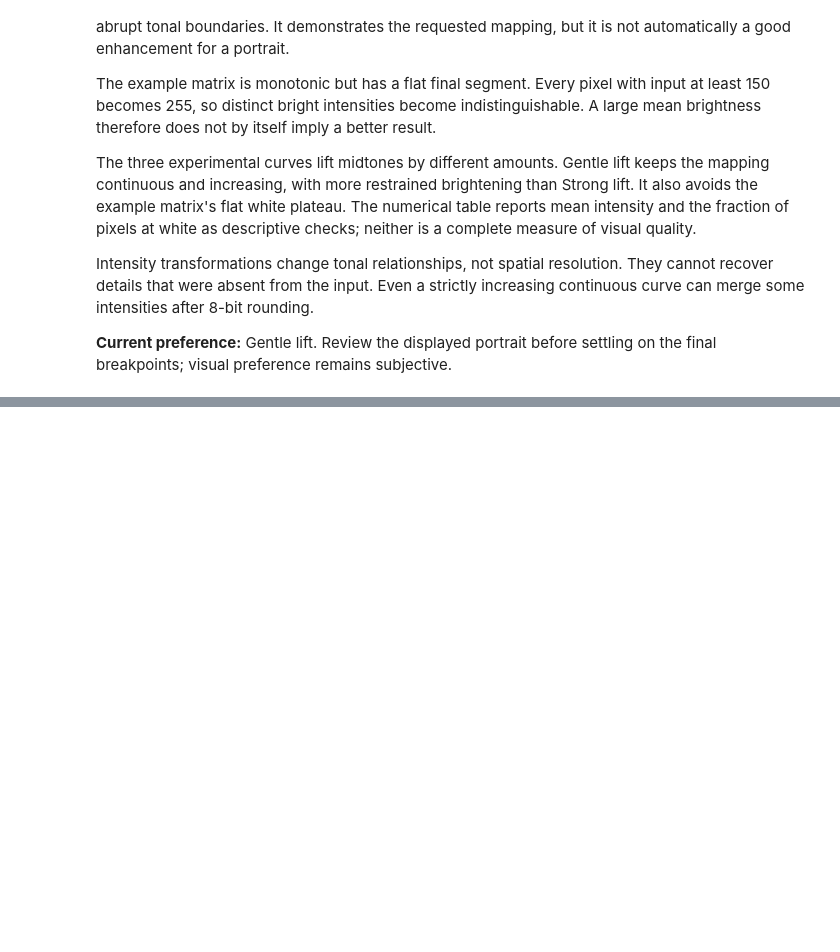
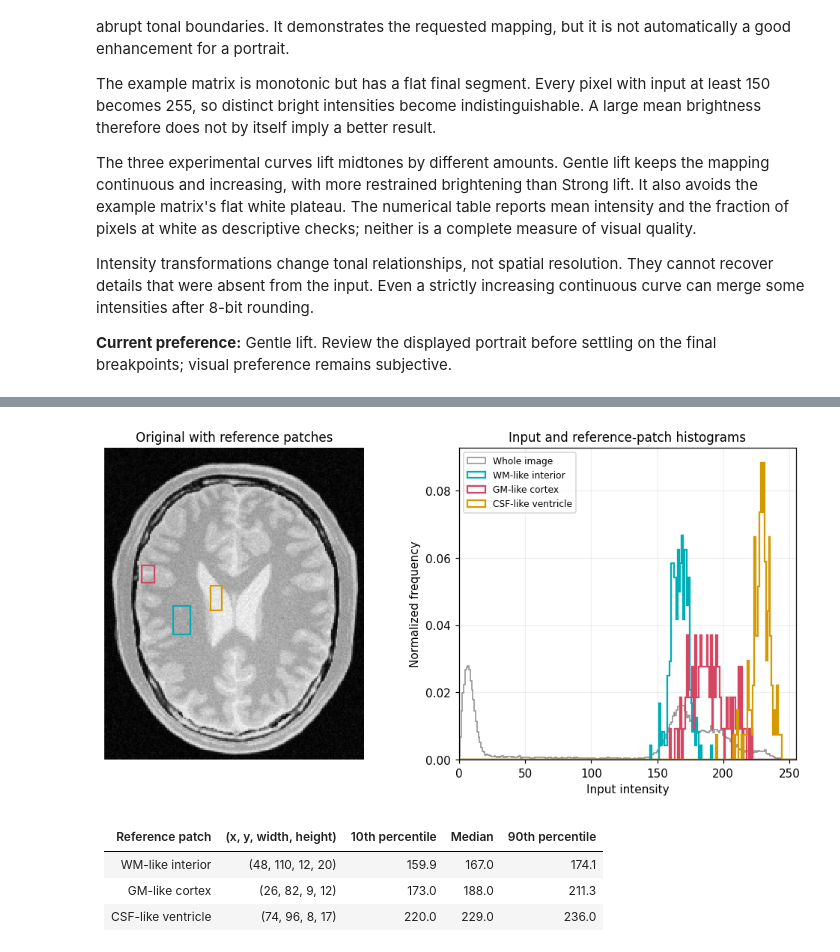
Before and after one commit to ahesh-dilhan/en3160-assignment-01, a Jupyter notebook: assignment_01.ipynb, the cells around one changed output, grey strips where cells are left out. Cells and saved outputs as stored; diff of their text form; code cells hidden in the pictures; blank space fills up the shorter version.

```diff
--- a/assignment_01.ipynb
+++ b/assignment_01.ipynb
@@ -367,0 +398,52 @@ comparisons, and a discussion. Questions 2-10 will be developed separately.
+# %%
+from matplotlib.patches import Rectangle
+
+brain_path = PROJECT_DIR / "data" / "q2_brain_pd.png"
+brain = cv.imread(str(brain_path), cv.IMREAD_GRAYSCALE)
+if brain is None:
+    raise FileNotFoundError(f"Could not read {brain_path}")
+
+REFERENCE_PATCHES = {
+    "WM-like interior": (48, 110, 12, 20),
+    "GM-like cortex": (26, 82, 9, 12),
+    "CSF-like ventricle": (74, 96, 8, 17),
+}
+reference_colors = ["#00aeb8", "#d64562", "#d59a00"]
+
+fig, axes = plt.subplots(1, 2, figsize=(9, 4.5), layout="constrained")
+axes[0].imshow(brain, cmap="gray", vmin=0, vmax=255, interpolation="nearest")
+axes[0].set_title("Original with reference patches")
+axes[0].axis("off")
+
+bins = np.arange(257) - 0.5
+axes[1].hist(brain.ravel(), bins=bins, density=True, histtype="step",
+             color="0.55", linewidth=1, label="Whole image")
+reference_rows = [
+    "| Reference patch | (x, y, width, height) | 10th percentile | Median | 90th percentile |",
+    "|---|---|---:|---:|---:|",
+]
+for (name, (x, y, width, height)), color in zip(REFERENCE_PATCHES.items(), reference_colors):
+    patch = brain[y:y + height, x:x + width]
+    assert patch.size == width * height
+    axes[0].add_patch(Rectangle((x - 0.5, y - 0.5), width, height,
+                               fill=False, edgecolor=color, linewidth=1.5))
+    axes[1].hist(patch.ravel(), bins=bins, density=True, histtype="step",
+                 color=color, linewidth=1.5, label=name)
+    p10, median, p90 = np.percentile(patch, [10, 50, 90])
+    reference_rows.append(
+        f"| {name} | {(x, y, width, height)} | {p10:.1f} | {median:.1f} | {p90:.1f} |"
+    )
+axes[1].set(xlim=(0, 255), xlabel="Input intensity", ylabel="Normalized frequency",
+            title="Input and reference-patch histograms")
+axes[1].grid(alpha=0.2)
+axes[1].legend(fontsize=8)
+fig.savefig(OUTPUT_DIR / "q2_reference_regions.png", dpi=160, bbox_inches="tight")
+plt.show()
+display(Markdown("\n".join(reference_rows)))
+# %% [output]
+[figure, added]
+| Reference patch | (x, y, width, height) | 10th percentile | Median | 90th percentile |
+|---|---|---:|---:|---:|
+| WM-like interior | (48, 110, 12, 20) | 159.9 | 167.0 | 174.1 |
+| GM-like cortex | (26, 82, 9, 12) | 173.0 | 188.0 | 211.3 |
+| CSF-like ventricle | (74, 96, 8, 17) | 220.0 | 229.0 | 236.0 |
```
Also changed, not shown: parts of 11 cells of this notebook, 3 other files.
